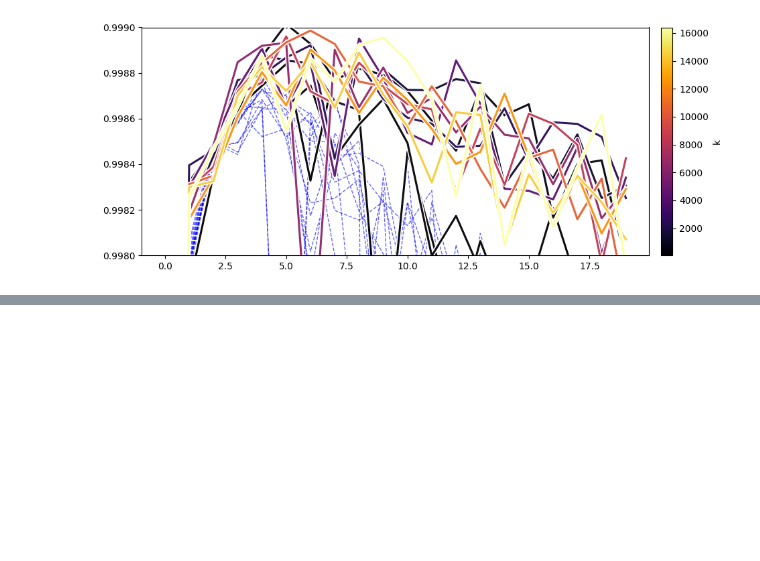
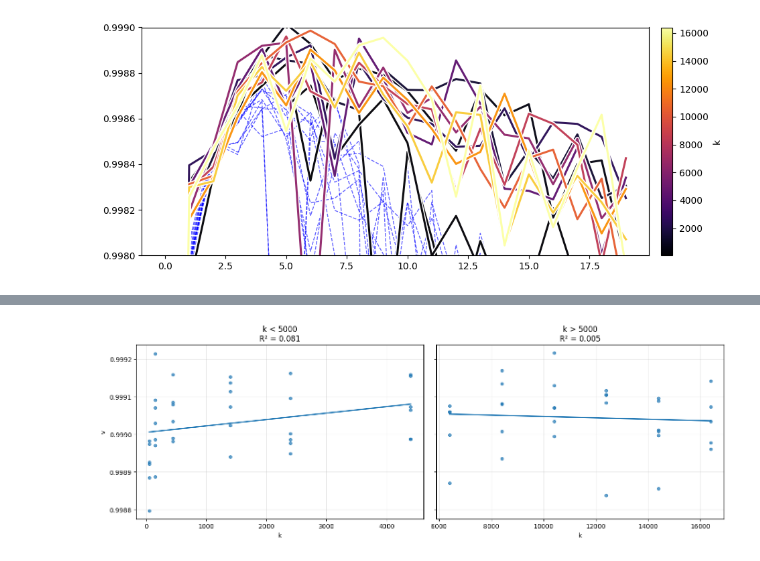
Before and after one commit to cdalinghaus-mthesis/figures, a Jupyter notebook: results/compute_study/compute_scaling_draft.ipynb, the cells around one changed output, grey strips where cells are left out. Cells and saved outputs as stored; diff of their text form; code cells hidden in the pictures; blank space fills up the shorter version.

```diff
--- a/results/compute_study/compute_scaling_draft.ipynb
+++ b/results/compute_study/compute_scaling_draft.ipynb
@@ -188,0 +228,73 @@ plt.savefig("compute_scaling_fluo_draft.pdf")
+# %%
+import numpy as np
+import matplotlib.pyplot as plt
+
+def regression_from_map(baseline_compute_max_map, condition):
+    x, y = [], []
+    for k, l in treatment_compute_max_map.items():
+        if condition(k):
+            for v in l:
+                x.append(k)
+                y.append(v)
+
+    x = np.asarray(x, dtype=float)
+    y = np.asarray(y, dtype=float)
+
+    if x.size < 2:
+        return None, None, None, None, None
+
+    m, b = np.polyfit(x, y, 1)
+    y_pred = m * x + b
+
+    ss_res = np.sum((y - y_pred) ** 2)
+    ss_tot = np.sum((y - np.mean(y)) ** 2)
+    r2 = 1.0 - ss_res / ss_tot if ss_tot != 0 else np.nan
+
+    return x, y, m, b, r2
+
+
+# --- Compute both regressions ---
+x1, y1, m1, b1, r2_1 = regression_from_map(
+    baseline_compute_max_map, lambda k: k < 5000
+)
+
+x2, y2, m2, b2, r2_2 = regression_from_map(
+    baseline_compute_max_map, lambda k: k > 5000
+)
+
+# --- Plot side by side ---
+fig, axes = plt.subplots(1, 2, figsize=(14, 5), sharey=True)
+
+# Left plot: k < 5000
+axes[0].scatter(x1, y1, s=20, alpha=0.7)
+x_line = np.linspace(x1.min(), x1.max(), 200)
+axes[0].plot(x_line, m1 * x_line + b1, linewidth=2)
+axes[0].set_title(f"k < 5000\nR² = {r2_1:.3f}")
+axes[0].set_xlabel("k")
+axes[0].set_ylabel("v")
+axes[0].grid(True, alpha=0.3)
+
+# Right plot: k > 5000
+axes[1].scatter(x2, y2, s=20, alpha=0.7)
+x_line = np.linspace(x2.min(), x2.max(), 200)
+axes[1].plot(x_line, m2 * x_line + b2, linewidth=2)
+axes[1].set_title(f"k > 5000\nR² = {r2_2:.3f}")
+axes[1].set_xlabel("k")
+axes[1].grid(True, alpha=0.3)
+
+plt.tight_layout()
+
+# --- Print numeric summaries ---
+print("Regression k < 5000")
+print(f"  slope:     {m1:.6g}")
+print(f"  intercept: {b1:.6g}")
+print(f"  R²:        {r2_1:.6g}\n")
+
+print("Regression k > 5000")
+print(f"  slope:     {m2:.6g}")
+print(f"  intercept: {b2:.6g}")
+print(f"  R²:        {r2_2:.6g}")
+
+
+plt.savefig("compute_scaling_split.pdf")
+# %% [output]
@@ -188,0 +310 @@ plt.savefig("compute_scaling_fluo_draft.pdf")
+[figure, added]
```
Also changed, not shown: parts of 6 cells of this notebook, 2 other files.
